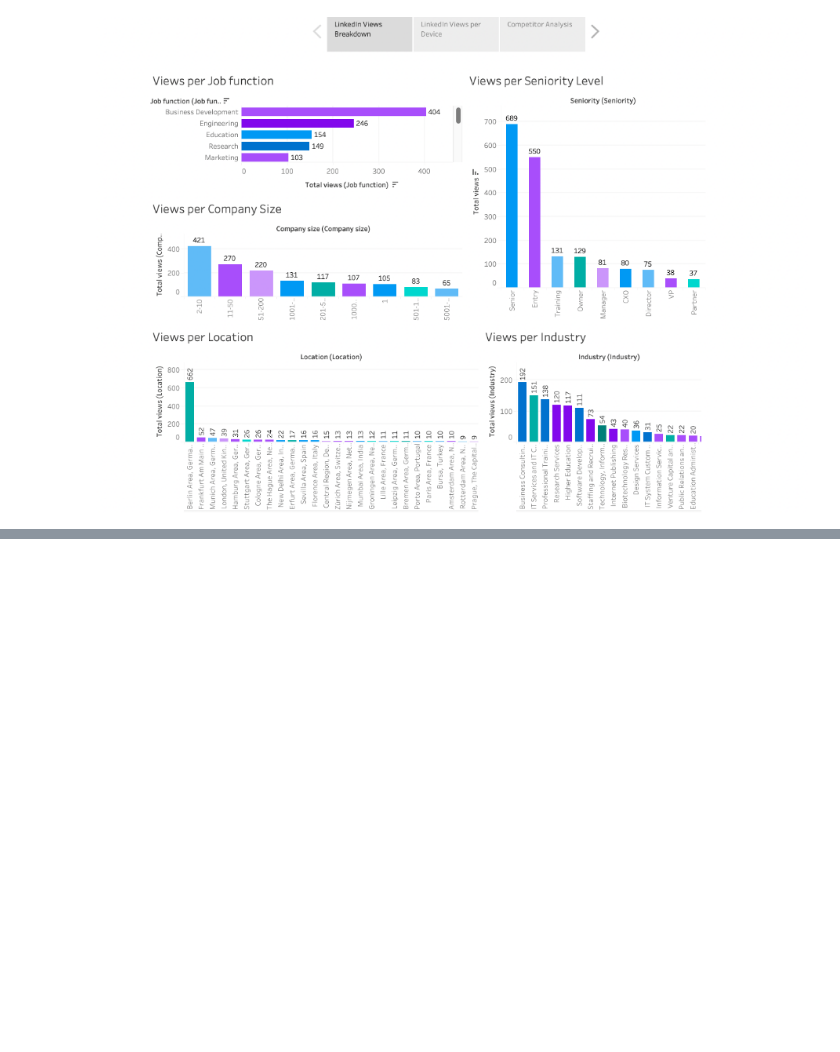
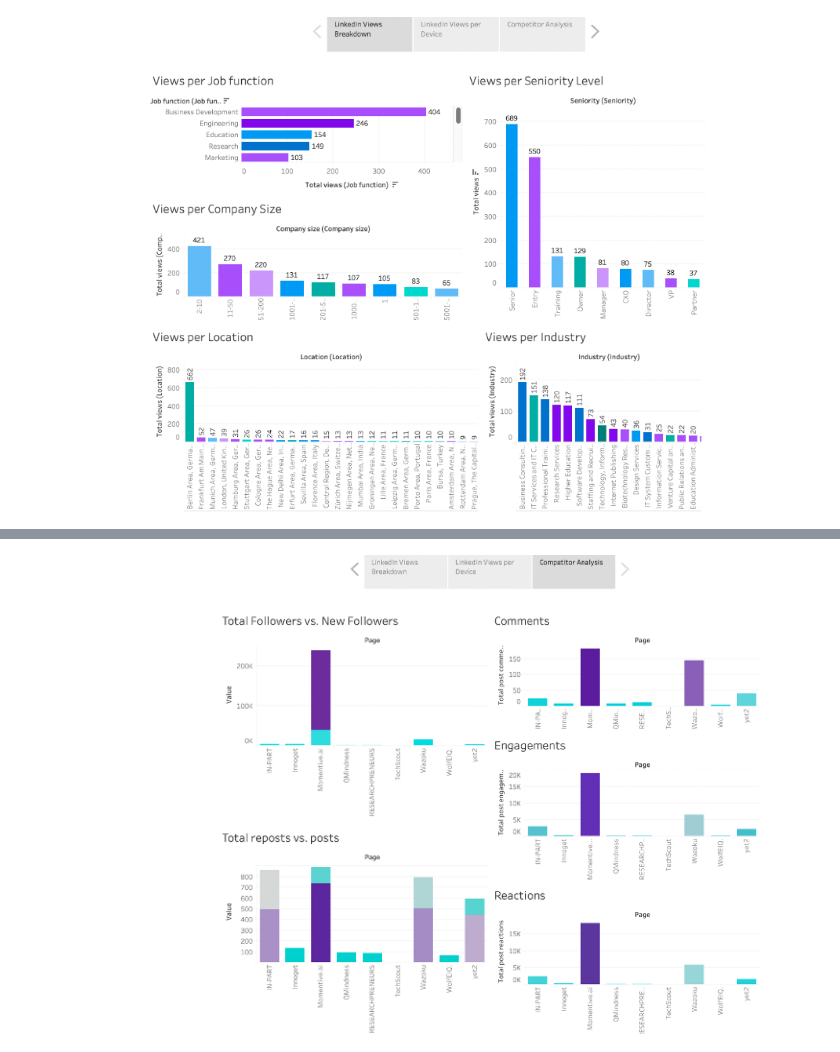
Before and after one commit to aphamtv/G5_ResearchPreneurs, a Jupyter notebook: 1_LinkedIn_Analysis.ipynb, the cells around one changed output, grey strips where cells are left out. Saved outputs shown, nothing was run; the diff lists cells and outputs as text; code cells hidden in the pictures; blank space fills up the shorter version.

```diff
--- a/1_LinkedIn_Analysis.ipynb
+++ b/1_LinkedIn_Analysis.ipynb
@@ -139,0 +153,4 @@ Image(filename='image_files/Dashboard1.png')
+# %%
+Image(filename='image_files/Dashboard3.png')
+# %% [output]
+[figure, added]
```
Also changed, not shown: parts of 5 cells of this notebook.
